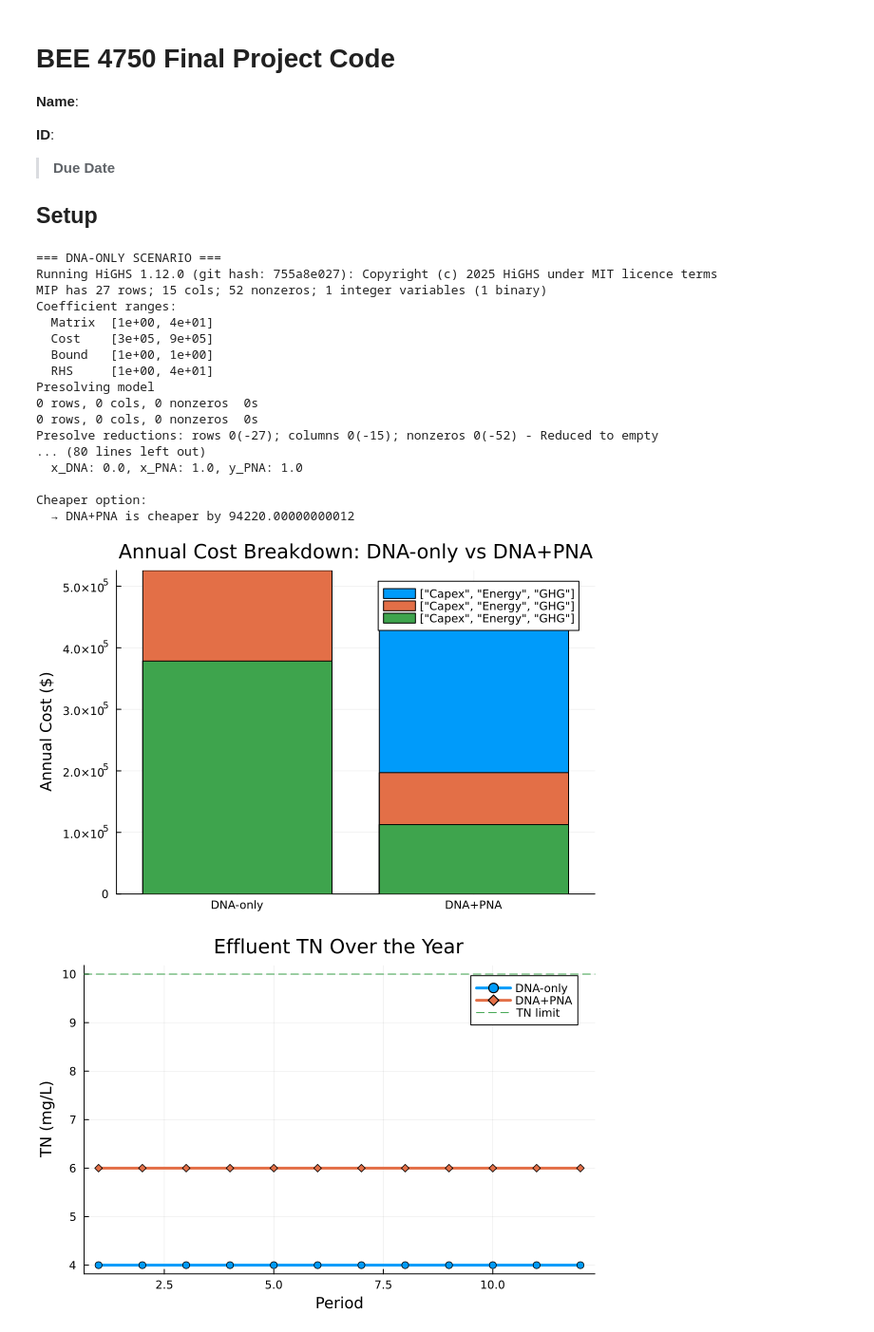
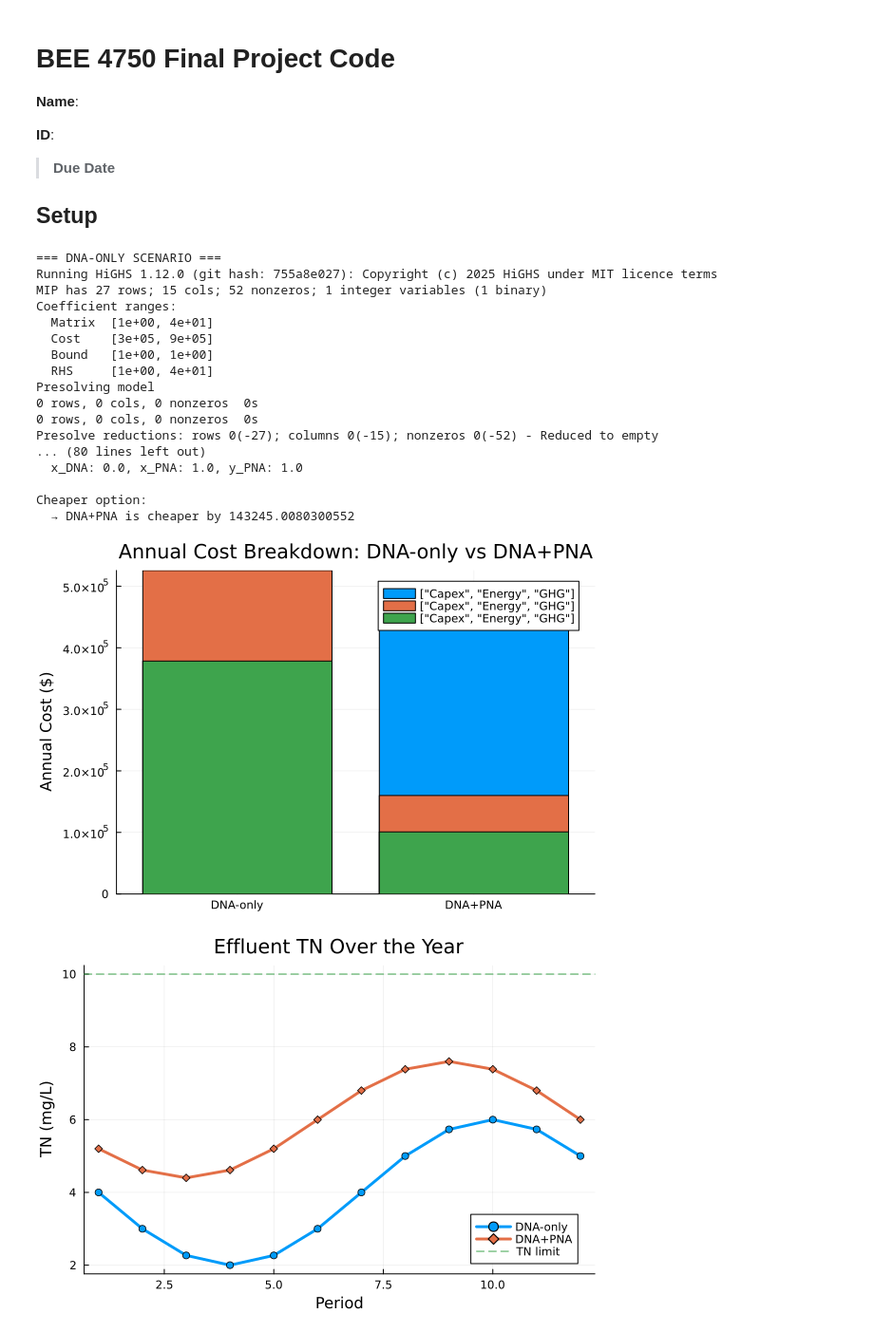
Before and after one commit to NatalieHo424/4750-Final-Project, a Jupyter notebook: lab01.ipynb, the cells around one changed output. Shown at 95% size. Cells and saved outputs as stored; diff of their text form; code cells hidden in the pictures.

```diff
--- a/lab01.ipynb
+++ b/lab01.ipynb
@@ -25,20 +25,45 @@ Q   = 100_000.0                   # m3/d
 Cin = 40.0                        # mg N/L
 Lin = Q * Cin / 1000.0            # kg N/d
 
-# Days in each period (approx monthly)
-days = fill(365.0 / 12.0, nT)
+# ===== Example time-varying parameters (safe & non-flat) =====
 
-# Performance & energy parameters (PLACEHOLDERS)
+T = 1:12
+nT = length(T)
 
-# Fraction of N removed in each period by each system
-# You can later replace these with temperature-based values per month
-eta_DNA = fill(0.90, nT)          # DNA removal efficiency
-eta_PNA = fill(0.85, nT)          # PNA removal efficiency
+# Think of t=1 as January, t=7 as July
+# Use a smooth seasonal pattern with sin/cos so it's clearly non-linear.
 
-# kWh per kg N removed (or treated) for each technology
-e_DNA   = fill(4.0,  nT)          # DNA aeration
-e_PNA   = fill(1.0,  nT)          # PNA aeration
-e_heat  = fill(0.5,  nT)          # heating energy per kg N in PNA (example)
+eta_DNA_base = 0.90   # average DNA removal
+eta_PNA_base = 0.85   # average PNA removal
+
+eta_DNA_amp  = 0.05   # +/- 0.05 around base (0.85 to 0.95)
+eta_PNA_amp  = 0.04   # +/- 0.04 around base (0.81 to 0.89)
+
+# Seasonal variation: worst in winter (t ≈ 1, 12), best in summer (t ≈ 7)
+eta_DNA = [eta_DNA_base + eta_DNA_amp * sin(2π * (t-1) / 12) for t in T]
+eta_PNA = [eta_PNA_base + eta_PNA_amp * sin(2π * (t-1) / 12 + π/6) for t in T]
+
+# Just to be extra safe, clip to [0,1]
+eta_DNA = clamp.(eta_DNA, 0.0, 0.999)
+eta_PNA = clamp.(eta_PNA, 0.0, 0.999)
+
+# Energy use: higher in winter, lower in summer
+e_DNA_base = 4.0   # kWh/kg N
+e_PNA_base = 1.0   # kWh/kg N
+
+e_DNA_amp  = 0.5   # +/- 0.5 kWh/kg
+e_PNA_amp  = 0.2   # +/- 0.2 kWh/kg
+
+# Cosine so it peaks in winter (t ≈ 1) and dips in summer (t ≈ 7)
+e_DNA = [e_DNA_base + e_DNA_amp * cos(2π * (t-1) / 12) for t in T]
+e_PNA = [e_PNA_base + e_PNA_amp * cos(2π * (t-1) / 12 + π/4) for t in T]
+
+# Heating energy: more in winter, basically none in summer
+e_heat_base = 0.2   # baseline kWh per kg N
+e_heat_amp  = 0.15  # extra in winter
+
+e_heat = [e_heat_base + e_heat_amp * max(cos(2π * (t-1) / 12), 0.0) for t in T]
+
 
 # Effluent TN limit
 TN_target = 10.0                  # mg/L
@@ -332,33 +357,33 @@ p4 = plot(
     marker = :circle
 )
 
 plot!(
     p4,
     period_labels,
     res_PNA.CO2_total,
     label = "DNA+PNA",
     lw = 3,
     marker = :diamond
 )
 
 display(p4)
 # %% [output]
 === DNA-ONLY SCENARIO ===
 Running HiGHS 1.12.0 (git hash: 755a8e027): Copyright (c) 2025 HiGHS under MIT licence terms
 MIP has 27 rows; 15 cols; 52 nonzeros; 1 integer variables (1 binary)
 Coefficient ranges:
   Matrix  [1e+00, 4e+01]
   Cost    [3e+05, 9e+05]
   Bound   [1e+00, 1e+00]
   RHS     [1e+00, 4e+01]
 Presolving model
 0 rows, 0 cols, 0 nonzeros  0s
 0 rows, 0 cols, 0 nonzeros  0s
 Presolve reductions: rows 0(-27); columns 0(-15); nonzeros 0(-52) - Reduced to empty
 ... (80 lines left out)
   x_DNA: 0.0, x_PNA: 1.0, y_PNA: 1.0
 
 Cheaper option:
-  → DNA+PNA is cheaper by 94220.00000000012
+  → DNA+PNA is cheaper by 143245.0080300552
-[figure, old version]
+[figure, new version]
-[figure, old version]
+[figure, new version]
```
Also changed, not shown: parts of 1 cell of this notebook.
